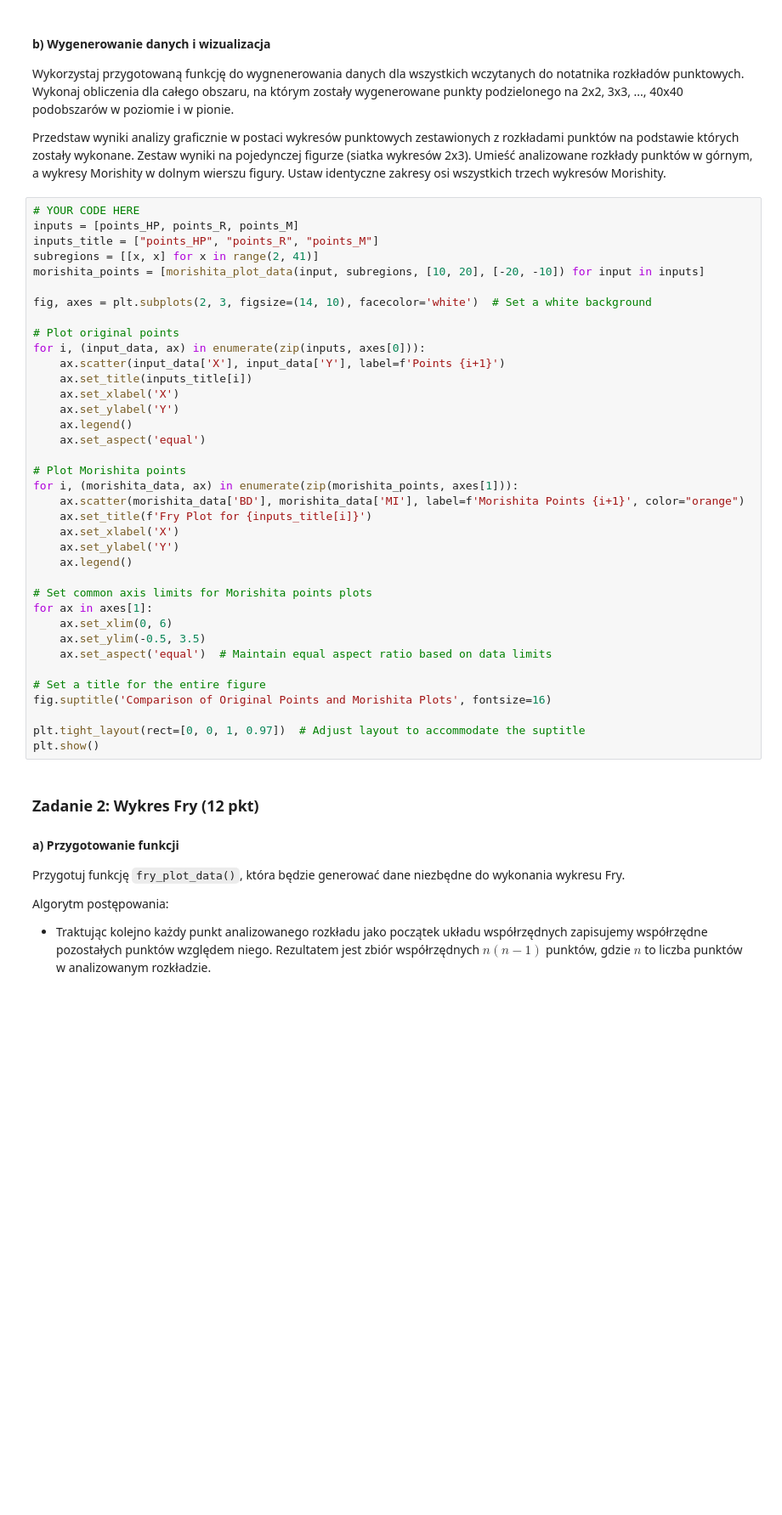
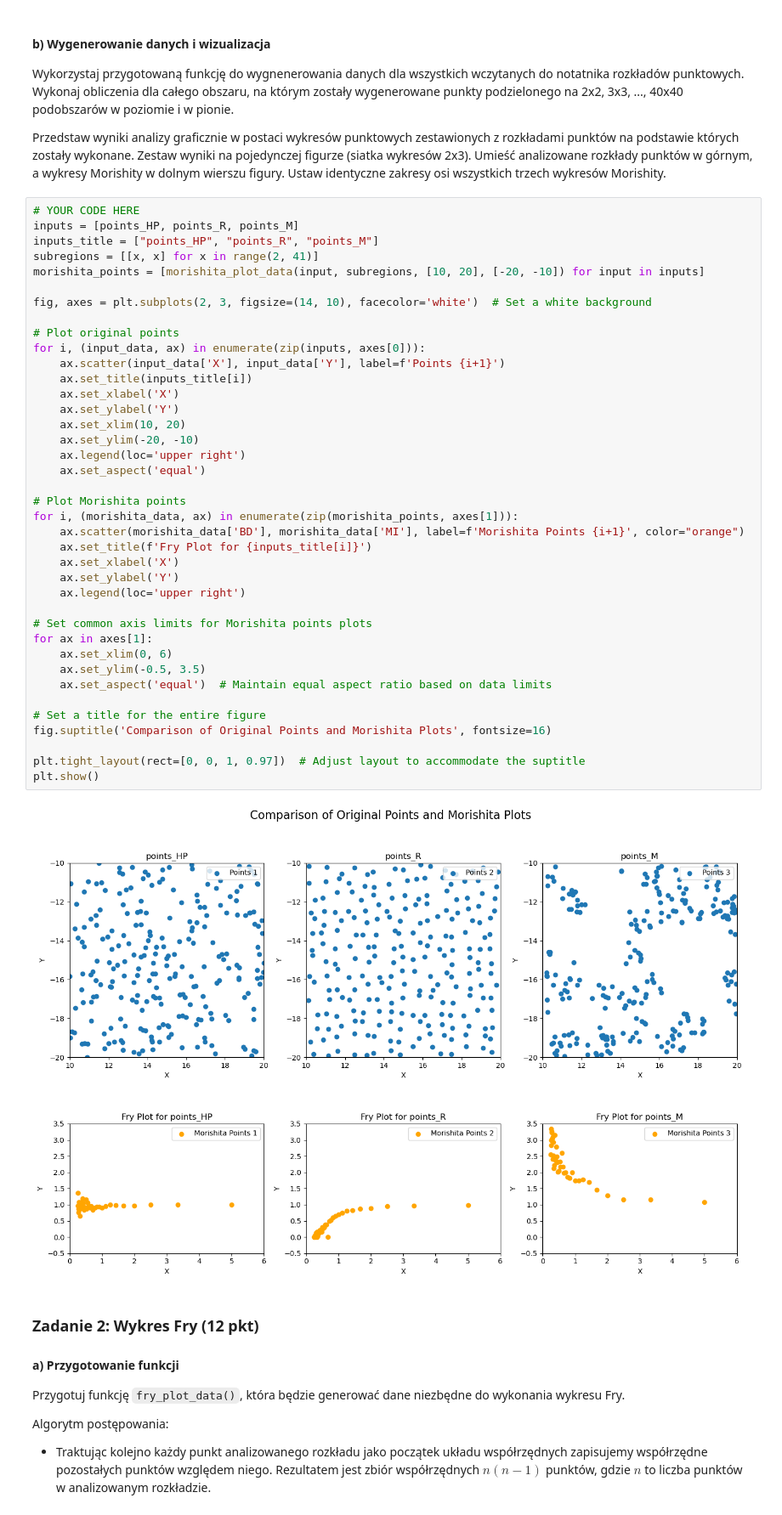
Before and after one commit to kubanskan/ADP, a Jupyter notebook: ZZ4-Badanierelacjimiedzypunktami/ZZ04.ipynb, the cells around one changed output. Shown: that part at 85% size. Drawn from its saved outputs; the diff is of its cells as text; blank space fills up the shorter version.

```diff
--- a/ZZ4-Badanierelacjimiedzypunktami/ZZ04.ipynb
+++ b/ZZ4-Badanierelacjimiedzypunktami/ZZ04.ipynb
@@ -145,35 +145,39 @@ subregions = [[x, x] for x in range(2, 41)]
 morishita_points = [morishita_plot_data(input, subregions, [10, 20], [-20, -10]) for input in inputs]
 
 fig, axes = plt.subplots(2, 3, figsize=(14, 10), facecolor='white')  # Set a white background
 
 # Plot original points
 for i, (input_data, ax) in enumerate(zip(inputs, axes[0])):
     ax.scatter(input_data['X'], input_data['Y'], label=f'Points {i+1}')
     ax.set_title(inputs_title[i])
     ax.set_xlabel('X')
     ax.set_ylabel('Y')
-    ax.legend()
+    ax.set_xlim(10, 20)
+    ax.set_ylim(-20, -10)
+    ax.legend(loc='upper right')
     ax.set_aspect('equal')
 
 # Plot Morishita points
 for i, (morishita_data, ax) in enumerate(zip(morishita_points, axes[1])):
     ax.scatter(morishita_data['BD'], morishita_data['MI'], label=f'Morishita Points {i+1}', color="orange")
     ax.set_title(f'Fry Plot for {inputs_title[i]}')
     ax.set_xlabel('X')
     ax.set_ylabel('Y')
-    ax.legend()
+    ax.legend(loc='upper right')
 
 # Set common axis limits for Morishita points plots
 for ax in axes[1]:
     ax.set_xlim(0, 6)
     ax.set_ylim(-0.5, 3.5)
     ax.set_aspect('equal')  # Maintain equal aspect ratio based on data limits
 
 # Set a title for the entire figure
 fig.suptitle('Comparison of Original Points and Morishita Plots', fontsize=16)
 
 plt.tight_layout(rect=[0, 0, 1, 0.97])  # Adjust layout to accommodate the suptitle
 plt.show()
+# %% [output]
+[figure, added]
 # %% [markdown]
 ### Zadanie 2: Wykres Fry (12 pkt)
 
```
Also changed, not shown: parts of 1 cell of this notebook.
